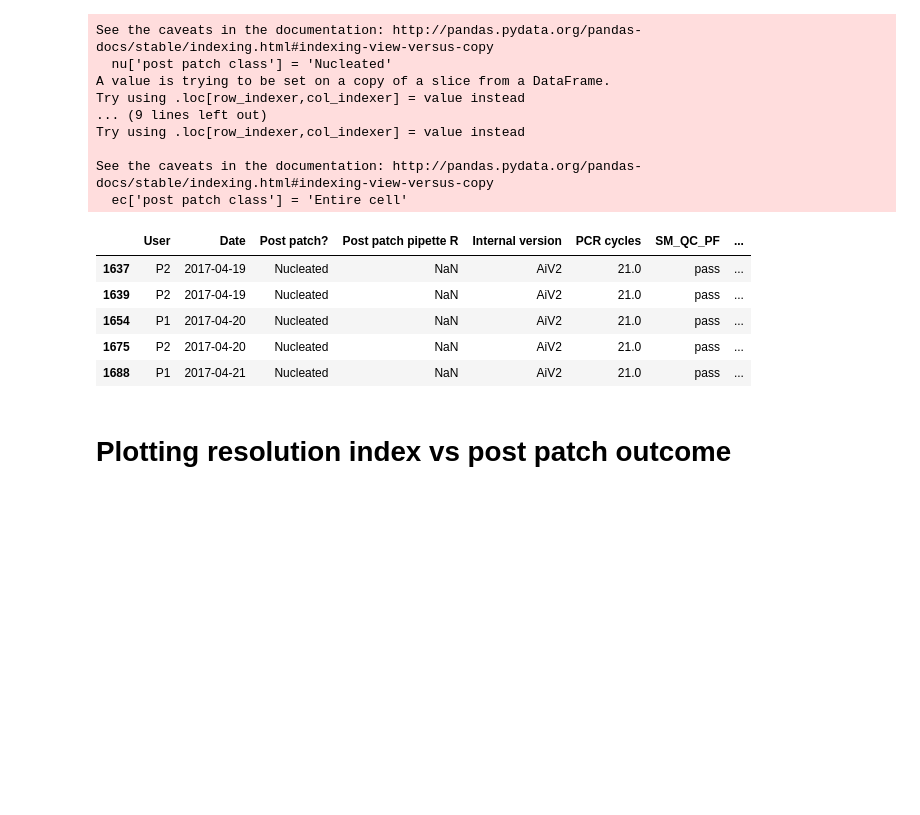
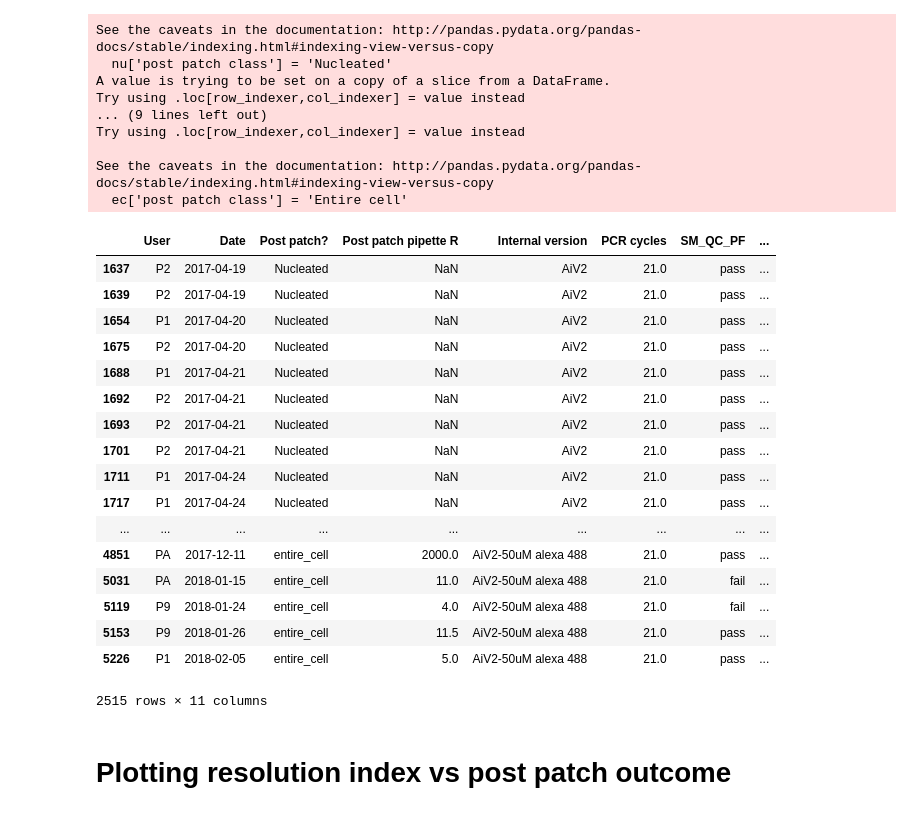
Before and after one commit to lindsayng/analysis, a Jupyter notebook: LN_resolution_index_analysis.ipynb, the cells around one changed output. Saved outputs shown, nothing was run; the diff lists cells and outputs as text; code cells hidden in the pictures; blank space fills up the shorter version.

```diff
--- a/LN_resolution_index_analysis.ipynb
+++ b/LN_resolution_index_analysis.ipynb
@@ -37,14 +37,26 @@ Try using .loc[row_indexer,col_indexer] = value instead
 See the caveats in the documentation: http://pandas.pydata.org/pandas-docs/stable/indexing.html#indexing-view-versus-copy
   ec['post patch class'] = 'Entire cell'
 # %%
-ps.head()
+ps
 # %% [output]
 |  | User | Date | Post patch? | Post patch pipette R | Internal version | PCR cycles | SM_QC_PF | ... |
 | 1637 | P2 | 2017-04-19 | Nucleated | NaN | AiV2 | 21.0 | pass | ... |
 | 1639 | P2 | 2017-04-19 | Nucleated | NaN | AiV2 | 21.0 | pass | ... |
 | 1654 | P1 | 2017-04-20 | Nucleated | NaN | AiV2 | 21.0 | pass | ... |
 | 1675 | P2 | 2017-04-20 | Nucleated | NaN | AiV2 | 21.0 | pass | ... |
 | 1688 | P1 | 2017-04-21 | Nucleated | NaN | AiV2 | 21.0 | pass | ... |
+| 1692 | P2 | 2017-04-21 | Nucleated | NaN | AiV2 | 21.0 | pass | ... |
+| 1693 | P2 | 2017-04-21 | Nucleated | NaN | AiV2 | 21.0 | pass | ... |
+| 1701 | P2 | 2017-04-21 | Nucleated | NaN | AiV2 | 21.0 | pass | ... |
+| 1711 | P1 | 2017-04-24 | Nucleated | NaN | AiV2 | 21.0 | pass | ... |
+| 1717 | P1 | 2017-04-24 | Nucleated | NaN | AiV2 | 21.0 | pass | ... |
+| ... | ... | ... | ... | ... | ... | ... | ... | ... |
+| 4851 | PA | 2017-12-11 | entire_cell | 2000.0 | AiV2-50uM alexa 488 | 21.0 | pass | ... |
+| 5031 | PA | 2018-01-15 | entire_cell | 11.0 | AiV2-50uM alexa 488 | 21.0 | fail | ... |
+| 5119 | P9 | 2018-01-24 | entire_cell | 4.0 | AiV2-50uM alexa 488 | 21.0 | fail | ... |
+| 5153 | P9 | 2018-01-26 | entire_cell | 11.5 | AiV2-50uM alexa 488 | 21.0 | pass | ... |
+| 5226 | P1 | 2018-02-05 | entire_cell | 5.0 | AiV2-50uM alexa 488 | 21.0 | pass | ... |
+2515 rows × 11 columns
 # %% [markdown]
 # Plotting resolution index vs post patch outcome
 # %%
```
Also changed, not shown: parts of 5 cells of this notebook, 6 other files.
